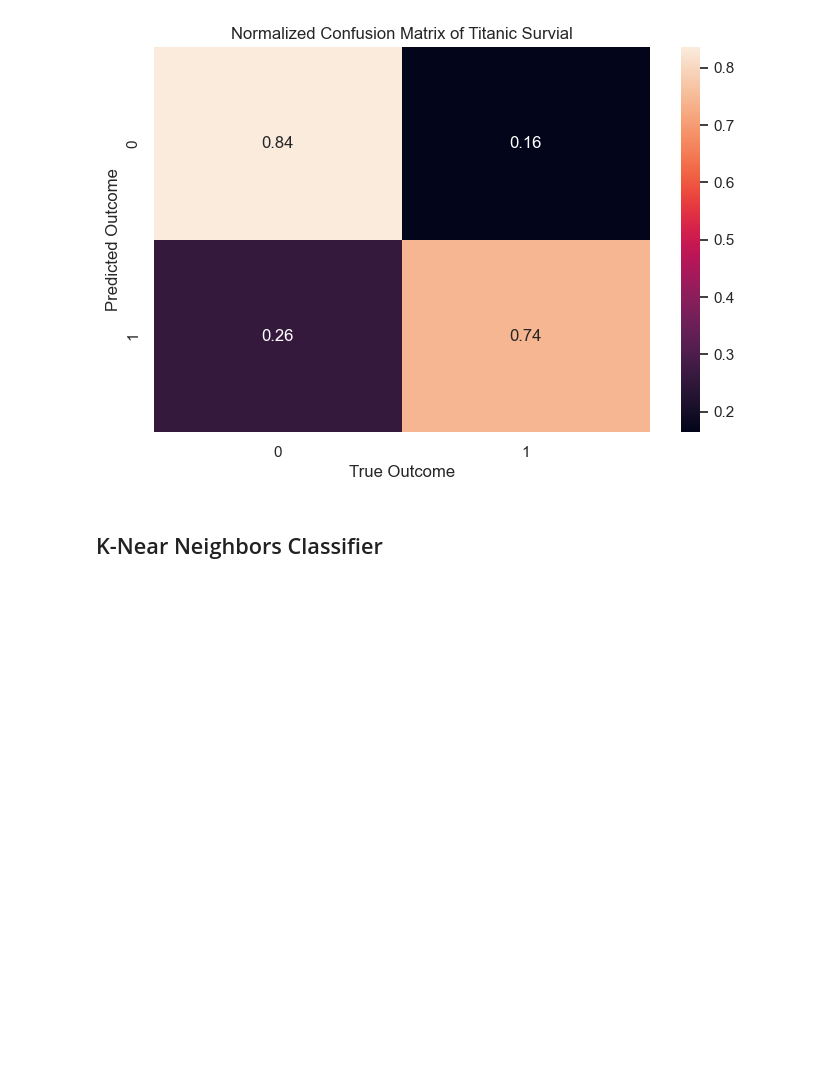
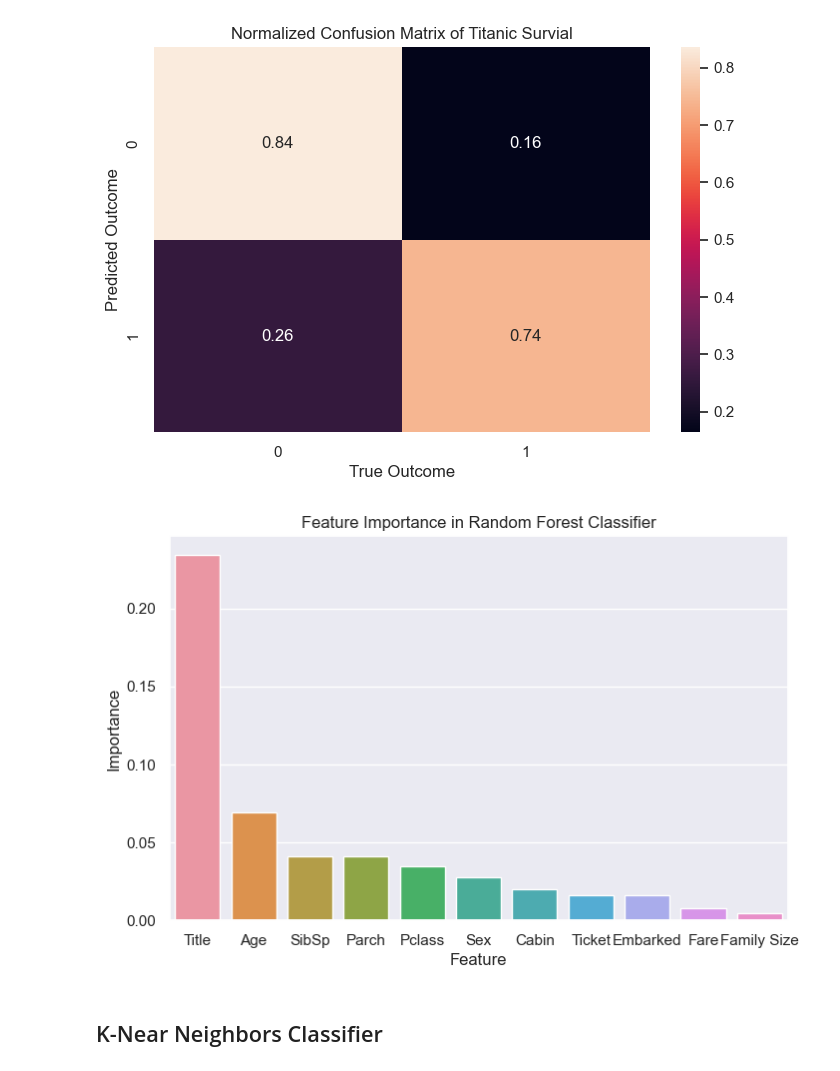
Before and after one commit to haleyej/SI_370_homework_5, a Jupyter notebook: homework_5.ipynb, the cells around one changed output. Saved outputs shown, nothing was run; the diff lists cells and outputs as text; code cells hidden in the pictures; blank space fills up the shorter version.

Commit message:
plots plots plots plots plots plots plots EVERYBODY (sing to the tune of shots by lmfao)

```diff
--- a/homework_5.ipynb
+++ b/homework_5.ipynb
@@ -282,6 +282,17 @@ _ = f.set(title = 'Normalized Confusion Matrix of Titanic Survial', ylabel = 'Pr
 Deprecated in NumPy 1.20; for more details and guidance: https://numpy.org/devdocs/release/1.20.0-notes.html#deprecations
   normalized_conf_matrix = conf_matrix / conf_matrix.astype(np.float).sum(axis = 1)[:, np.newaxis]
 [figure]
+# %%
+feat_importance = pd.Series(n_estimators_search.best_estimator_.feature_importances_)
+feat_importance_df = pd.DataFrame(pd.concat([pd.Series(X_test.columns), feat_importance], axis = 1))
+feat_importance_df.columns = ['feature', 'importance']
+
+
+f = sns.barplot(x = 'feature', y = 'importance',
+                data = feat_importance_df.sort_values(by = 'importance', ascending = False))
+_ = f.set(title = 'Feature Importance in Random Forest Classifier', xlabel = 'Feature', ylabel = 'Importance')
+# %% [output]
+[figure, added]
 # %% [markdown]
 <h2>K-Near Neighbors Classifier</h2>
 # %%
```
Also changed, not shown: parts of 9 cells of this notebook.
